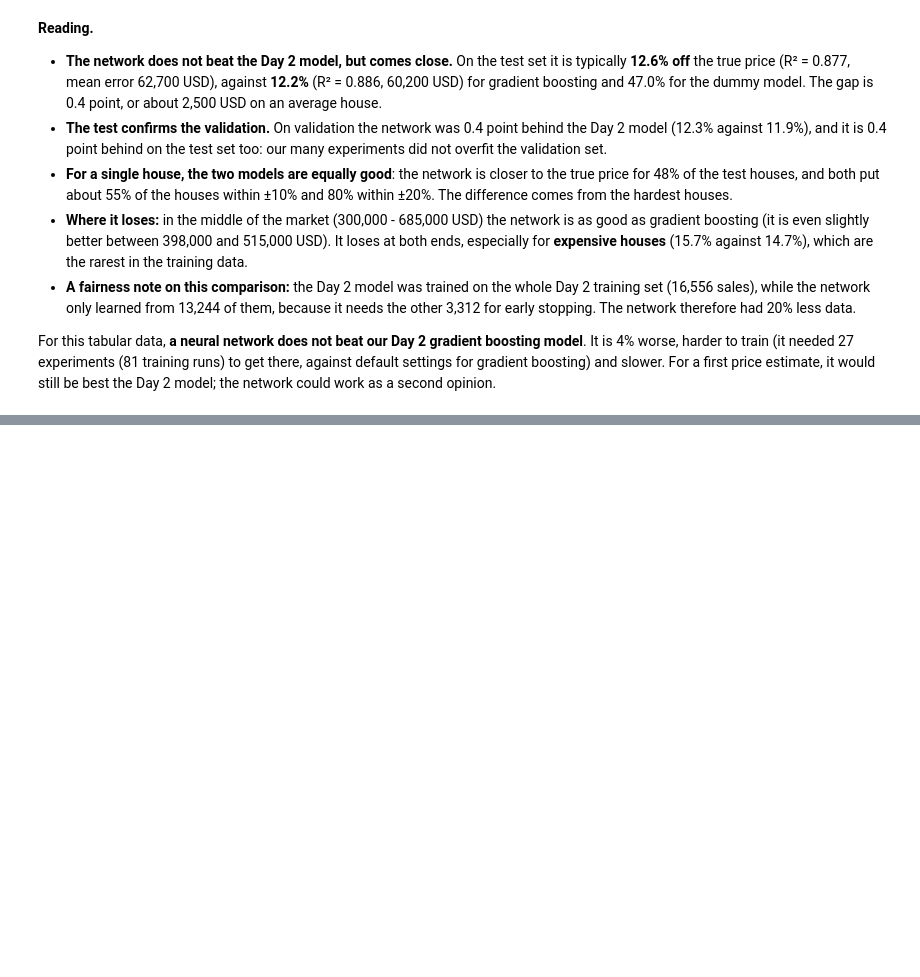
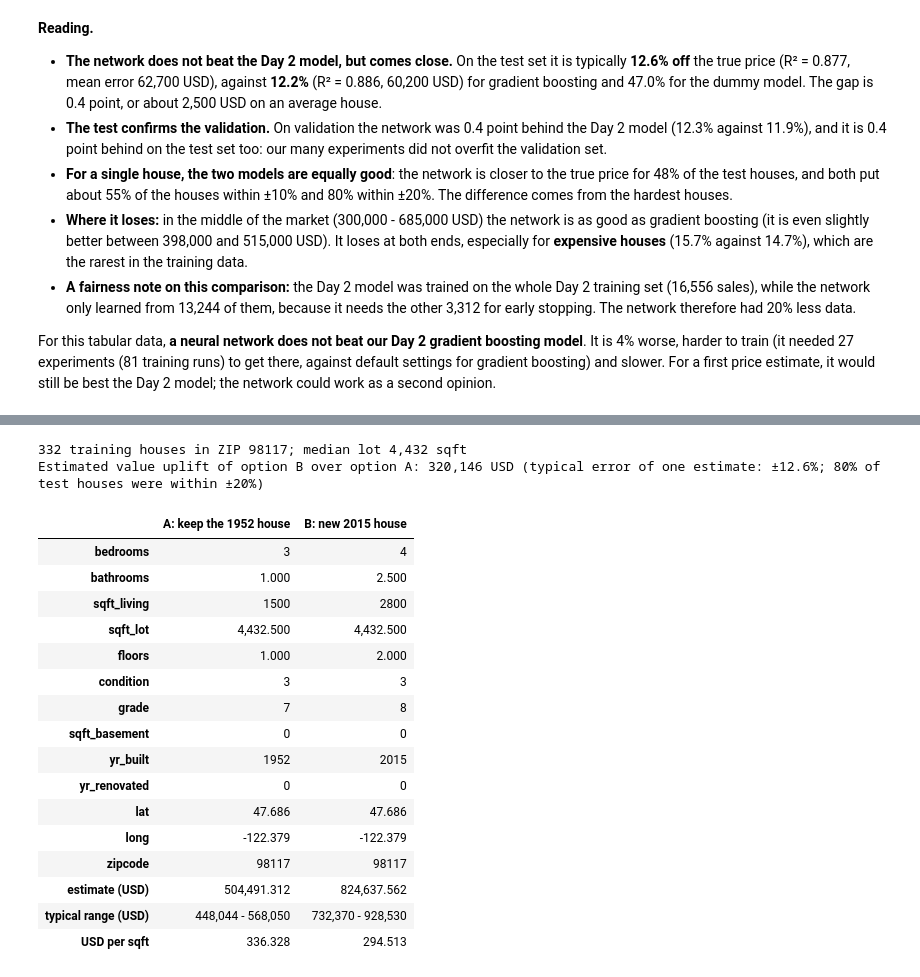
Before and after one commit to iaac-maai/2-day4-assignment, a Jupyter notebook: notebook/neural_network.ipynb, the cells around one changed output, grey strips where cells are left out. Drawn from its saved outputs; the diff is of its cells as text; code cells hidden in the pictures; blank space fills up the shorter version.

```diff
--- a/notebook/neural_network.ipynb
+++ b/notebook/neural_network.ipynb
@@ -1376,0 +1386,14 @@ For this tabular data, **a neural network does not beat our Day 2 gradient boost
+# %%
+import joblib
+
+MODEL_PATH = MODEL_DIR / "model.pt"
+SCALER_PATH = MODEL_DIR / "scaler.joblib"
+
+torch.save(final_model.cpu().state_dict(), MODEL_PATH)   # the weights only: the architecture is rebuilt in code
+joblib.dump(preprocess, SCALER_PATH)                      # the ColumnTransformer of section 1.4, fitted on the training set
+
+for path in [MODEL_PATH, SCALER_PATH]:
+    print(f"Saved {path} ({path.stat().st_size / 1024:.0f} KB)")
+print("Input columns, in this order:", INPUT_COLUMNS)
+print(f"Saved network: best epoch {final_history['validation error (%)'].idxmin()} of {len(final_history)}, "
+      f"validation typical error {final_history['validation error (%)'].min():.2f}%")
@@ -1376,0 +1488,46 @@ For this tabular data, **a neural network does not beat our Day 2 gradient boost
+# %%
+ZIP = 98117
+plot = X_train[X_train["zipcode"] == ZIP]
+assert len(plot) > 0, "this ZIP code is not in the training data"
+site = {"zipcode": ZIP, "lat": plot["lat"].median(), "long": plot["long"].median(), "sqft_lot": plot["sqft_lot"].median()}
+print(f"{len(plot)} training houses in ZIP {ZIP}; median lot {site['sqft_lot']:,.0f} sqft")
+
+options = pd.DataFrame([
+    {"bedrooms": 3, "bathrooms": 1.0, "sqft_living": 1500, "floors": 1.0, "condition": 3, "grade": 7,
+     "sqft_basement": 0, "yr_built": 1952, "yr_renovated": 0, **site},
+    {"bedrooms": 4, "bathrooms": 2.5, "sqft_living": 2800, "floors": 2.0, "condition": 3, "grade": 8,
+     "sqft_basement": 0, "yr_built": 2015, "yr_renovated": 0, **site},
+], index=["A: keep the 1952 house", "B: new 2015 house"])[INPUT_COLUMNS]
+
+# The uncertainty we attach to every estimate comes from the test set (section 6)
+net_test = test_results.loc["Our network (final settings)"]
+typical = net_test["typical error (%)"] / 100
+within20 = net_test["within ±20% (%)"]
+
+options["estimate (USD)"] = 10 ** predict_log_price(options)
+options["typical range (USD)"] = [f"{p / (1 + typical):,.0f} - {p * (1 + typical):,.0f}" for p in options["estimate (USD)"]]
+options["USD per sqft"] = options["estimate (USD)"] / options["sqft_living"]
+uplift = options["estimate (USD)"].iloc[1] - options["estimate (USD)"].iloc[0]
+print(f"Estimated value uplift of option B over option A: {uplift:,.0f} USD "
+      f"(typical error of one estimate: ±{typical:.1%}; {within20:.0f}% of test houses were within ±20%)")
+options.T
+# %% [output]
+332 training houses in ZIP 98117; median lot 4,432 sqft
+Estimated value uplift of option B over option A: 320,146 USD (typical error of one estimate: ±12.6%; 80% of test houses were within ±20%)
+|  | A: keep the 1952 house | B: new 2015 house |
+| bedrooms | 3 | 4 |
+| bathrooms | 1.000 | 2.500 |
+| sqft_living | 1500 | 2800 |
+| sqft_lot | 4,432.500 | 4,432.500 |
+| floors | 1.000 | 2.000 |
+| condition | 3 | 3 |
+| grade | 7 | 8 |
+| sqft_basement | 0 | 0 |
+| yr_built | 1952 | 2015 |
+| yr_renovated | 0 | 0 |
+| lat | 47.686 | 47.686 |
+| long | -122.379 | -122.379 |
+| zipcode | 98117 | 98117 |
+| estimate (USD) | 504,491.312 | 824,637.562 |
+| typical range (USD) | 448,044 - 568,050 | 732,370 - 928,530 |
+| USD per sqft | 336.328 | 294.513 |
```
Also changed, not shown: parts of 10 cells of this notebook, 4 other files.
